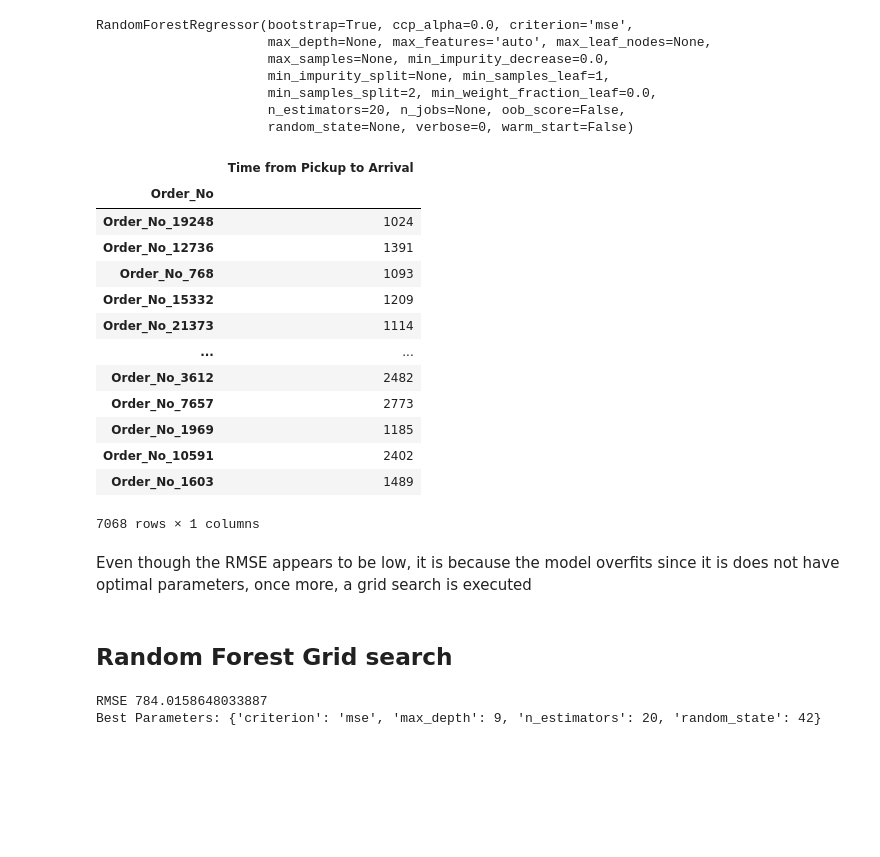
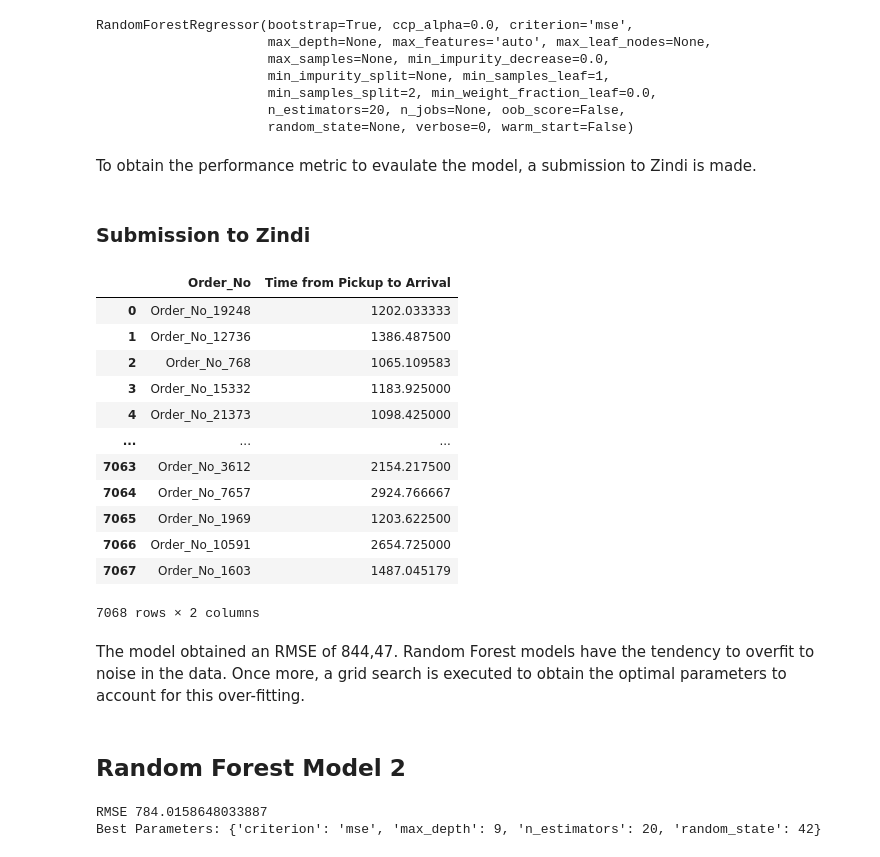
Before and after one commit to MilkShaikh3/Predict_Regression, a Jupyter notebook: Predict_Regression.ipynb, the cells around one changed output. Saved outputs shown, nothing was run; the diff lists cells and outputs as text; code cells hidden in the pictures; blank space fills up the shorter version.

Commit message:
Final RF Models

```diff
--- a/Predict_Regression.ipynb
+++ b/Predict_Regression.ipynb
@@ -1377,25 +1381,26 @@ RandomForestRegressor(bootstrap=True, ccp_alpha=0.0, criterion='mse',
                       random_state=None, verbose=0, warm_start=False)
 # %%
 y_pred = RF.predict(X_test)
+# %% [markdown]
+To obtain the performance metric to evaulate the model, a submission to Zindi is made.
+# %% [markdown]
+### Submission to Zindi
 # %%
-Predictions3 = pd.DataFrame(data=y_pred, index=X_test.index,
-                      columns=['Time from Pickup to Arrival']).astype(int)
+predictions = pd.DataFrame(y_pred, index=X_test.index, columns=['Time from Pickup to Arrival'])
+predictions.reset_index(inplace=True)
-# %%
-Predictions3
-# %% [output]
-|  | Time from Pickup to Arrival |
-| Order_No |  |
-| Order_No_19248 | 1024 |
-| Order_No_12736 | 1391 |
-| Order_No_768 | 1093 |
-| Order_No_15332 | 1209 |
-| Order_No_21373 | 1114 |
-| ... | ... |
-| Order_No_3612 | 2482 |
-| Order_No_7657 | 2773 |
-| Order_No_1969 | 1185 |
-| Order_No_10591 | 2402 |
-| Order_No_1603 | 1489 |
-7068 rows × 1 columns
-# %% [markdown]
-Even though the RMSE appears to be low, it is because the model overfits since it is does not have optimal parameters, once more, a grid search is executed
+# %%
+predictions
+# %% [output]
+|  | Order_No | Time from Pickup to Arrival |
+| 0 | Order_No_19248 | 1202.033333 |
+| 1 | Order_No_12736 | 1386.487500 |
+| 2 | Order_No_768 | 1065.109583 |
+| 3 | Order_No_15332 | 1183.925000 |
+| 4 | Order_No_21373 | 1098.425000 |
+| ... | ... | ... |
+| 7063 | Order_No_3612 | 2154.217500 |
+| 7064 | Order_No_7657 | 2924.766667 |
+| 7065 | Order_No_1969 | 1203.622500 |
+| 7066 | Order_No_10591 | 2654.725000 |
+| 7067 | Order_No_1603 | 1487.045179 |
+7068 rows × 2 columns
@@ -1402,5 +1409,7 @@ Even though the RMSE appears to be low, it is because the model overfits since i
+# %% [markdown]
+The model obtained an RMSE of 844,47. Random Forest models have the tendency to overfit to noise in the data. Once more, a grid search is executed to obtain the optimal parameters to account for this over-fitting.
 # %% [markdown]
-## Random Forest Grid search
+## Random Forest Model 2
 # %%
 from sklearn.model_selection import GridSearchCV
 parameters = [{'criterion': ['mse'], 'max_depth': [3,4,5,6,7,8,9,10],
```
Also changed, not shown: parts of 13 cells of this notebook.
